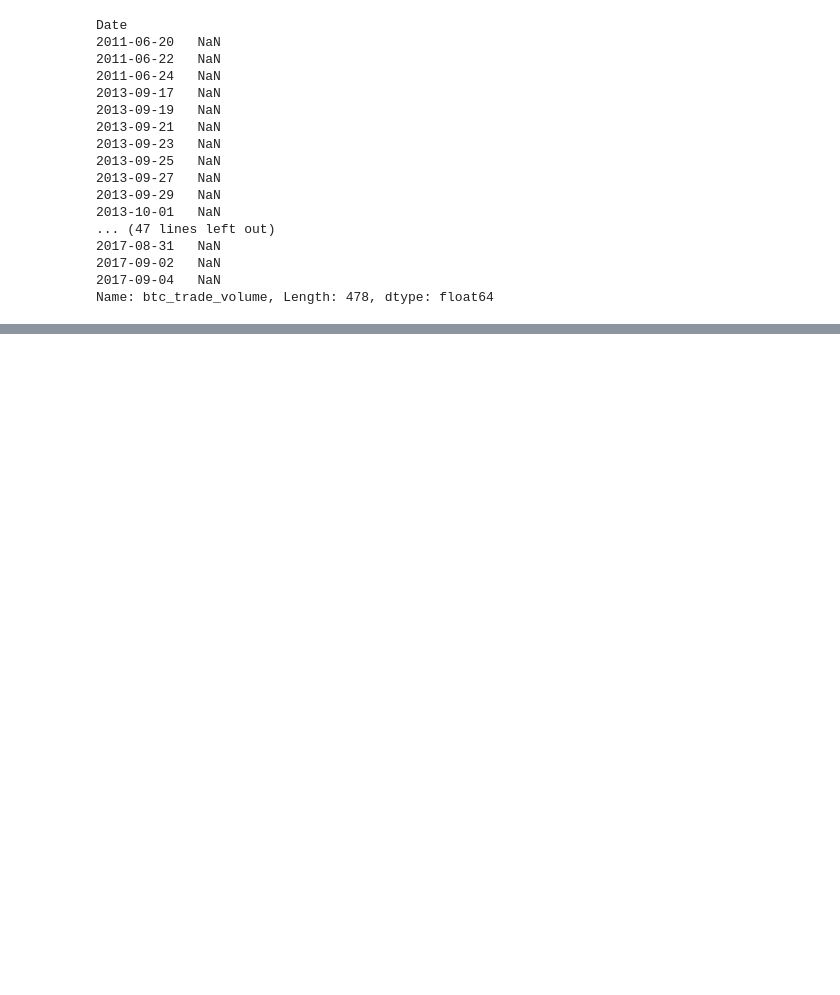
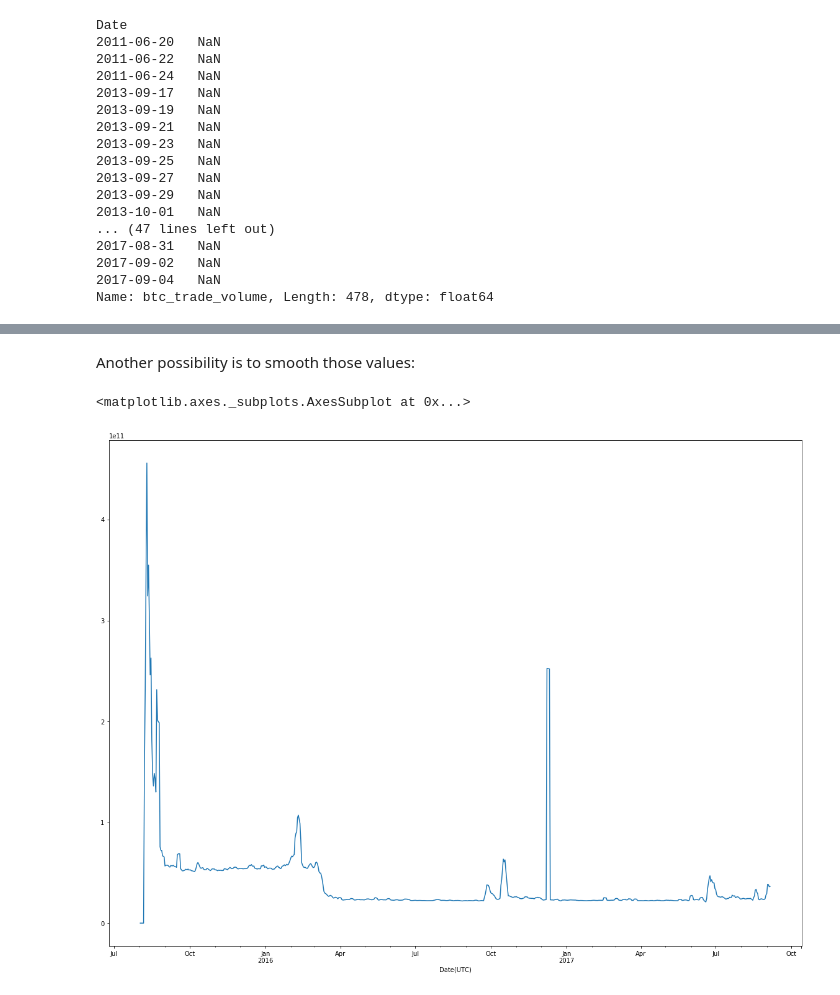
Before and after one commit to mrg20/laboratory-data-science-subject, a Jupyter notebook: notebooks/Cryptocoins analysis.ipynb, the cells around one changed output, grey strips where cells are left out. Saved outputs shown, nothing was run; the diff lists cells and outputs as text; code cells hidden in the pictures; blank space fills up the shorter version.

```diff
--- a/notebooks/Cryptocoins analysis.ipynb
+++ b/notebooks/Cryptocoins analysis.ipynb
@@ -377,0 +529,7 @@ Name: btc_trade_volume, Length: 478, dtype: float64
+# %% [markdown]
+Another possibility is to smooth those values:
+# %%
+dfed.eth_gasprice.rolling(4).mean().plot()
+# %% [output]
+<matplotlib.axes._subplots.AxesSubplot at 0x...>
+[figure, added]
```
Also changed, not shown: parts of 26 cells of this notebook.
